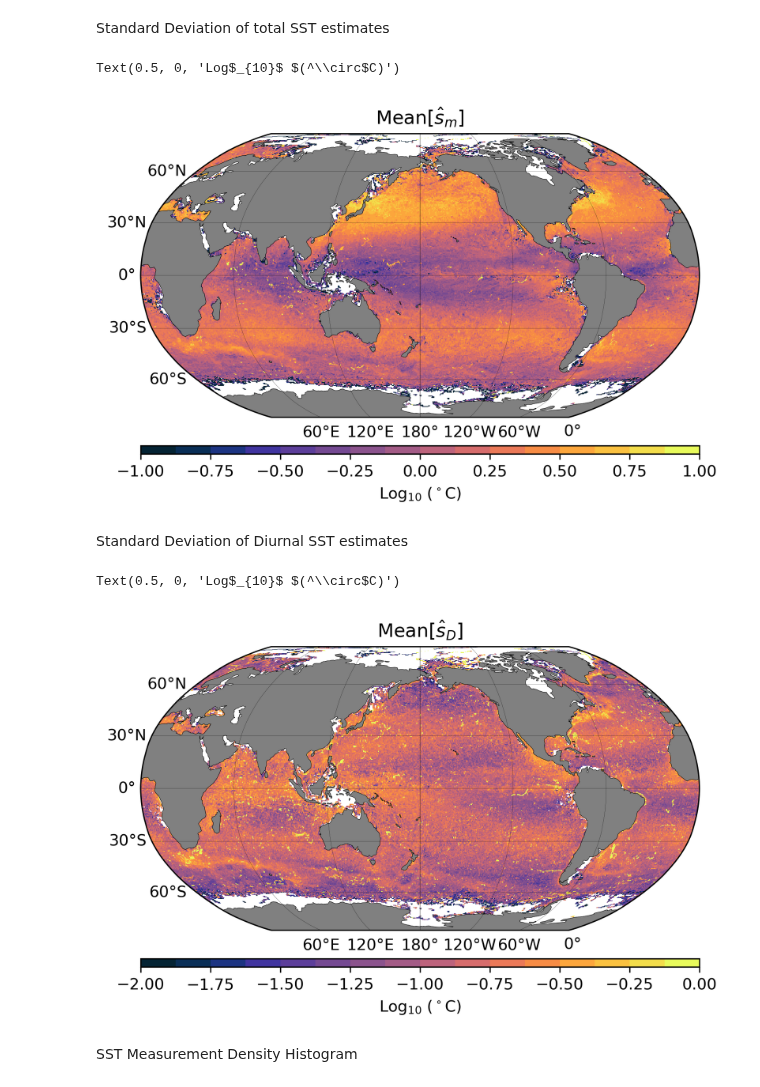
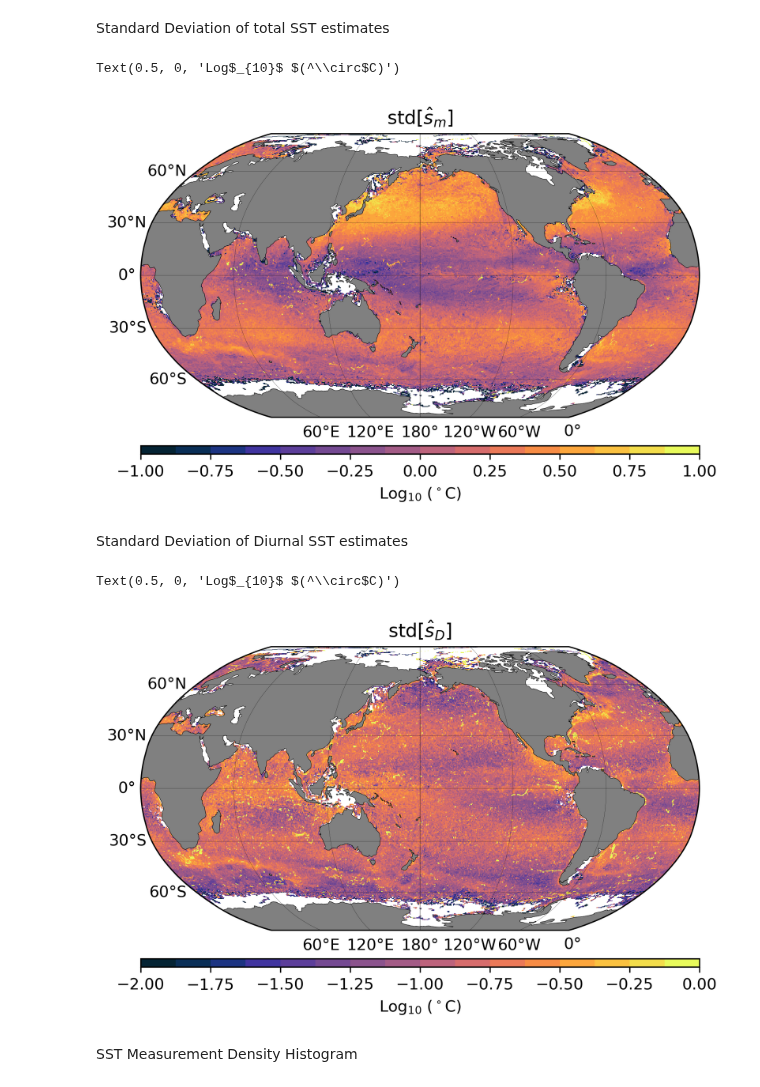
Before and after one commit to Eli8131/First_Project_SE, a Jupyter notebook: first_project_xarray.ipynb, the cells around one changed output. Saved outputs shown, nothing was run; the diff lists cells and outputs as text; code cells hidden in the pictures.

Commit message:
Visuals cleanup

```diff
--- a/first_project_xarray.ipynb
+++ b/first_project_xarray.ipynb
@@ -200,35 +200,35 @@ y_c = np.convolve(lat, [0.5, 0.5], mode='valid')
 # get 1st and 99th percentiles of values to plot to get a useful range for the colorscale
 sst1b,sst2b = np.nanpercentile(ret2.statistic.T,[1,99])
 
 fig = plt.figure(dpi=300)
 ax = fig.add_subplot(1,1,1,projection=ccrs.Robinson(central_longitude=-180))
 cmap = plt.cm.get_cmap("cmo.thermal", 16)
 
 image = plt.pcolormesh(x_c, y_c,
                        np.log10(ret2.statistic.T),
                        cmap=cmap,
                        transform=ccrs.PlateCarree(),
                        vmin=np.log10(sst1b), vmax=np.log10(sst2b))
 plt.clim(-1, 1)
 
 # gridlines and labels
 gl = ax.gridlines(color='k', linewidth=0.1, linestyle='-',
                   xlocs=np.arange(-180, 181, 60), ylocs=np.arange(-90, 91, 30),
                   draw_labels=True)
 gl.top_labels = False
 gl.right_labels = False
 
 # add land and coastline
 ax.add_feature(cfeature.LAND, facecolor='grey', zorder=1)
 ax.add_feature(cfeature.COASTLINE, linewidth=0.25, zorder=1)
 divider = make_axes_locatable(ax)
 cax = divider.append_axes("bottom", size="3%", pad=0.25, axes_class=plt.Axes)
 cb = fig.colorbar(image, cax=cax, orientation = "horizontal");
-ax.set_title('Mean[$\hat{s}$$_{m}$]',);
+ax.set_title('std[$\hat{s}$$_{m}$]',);
 cb.ax.set_xlabel("Log$_{10}$ $(^\circ$C)")
 # %% [output]
 Text(0.5, 0, 'Log$_{10}$ $(^\\circ$C)')
-[figure, old version]
+[figure, new version]
 # %% [markdown]
 Standard Deviation of Diurnal SST estimates
 # %%
@@ -271,10 +271,10 @@ ax.add_feature(cfeature.COASTLINE, linewidth=0.25, zorder=1)
 divider = make_axes_locatable(ax)
 cax = divider.append_axes("bottom", size="3%", pad=0.25, axes_class=plt.Axes)
 cb = fig.colorbar(image, cax=cax, orientation = "horizontal");
-ax.set_title('Mean[$\hat{s}$$_{D}$]',);
+ax.set_title('std[$\hat{s}$$_{D}$]',);
 cb.ax.set_xlabel("Log$_{10}$ $(^\circ$C)")
 # %% [output]
 Text(0.5, 0, 'Log$_{10}$ $(^\\circ$C)')
-[figure, old version]
+[figure, new version]
 # %% [markdown]
 SST Measurement Density Histogram
```
